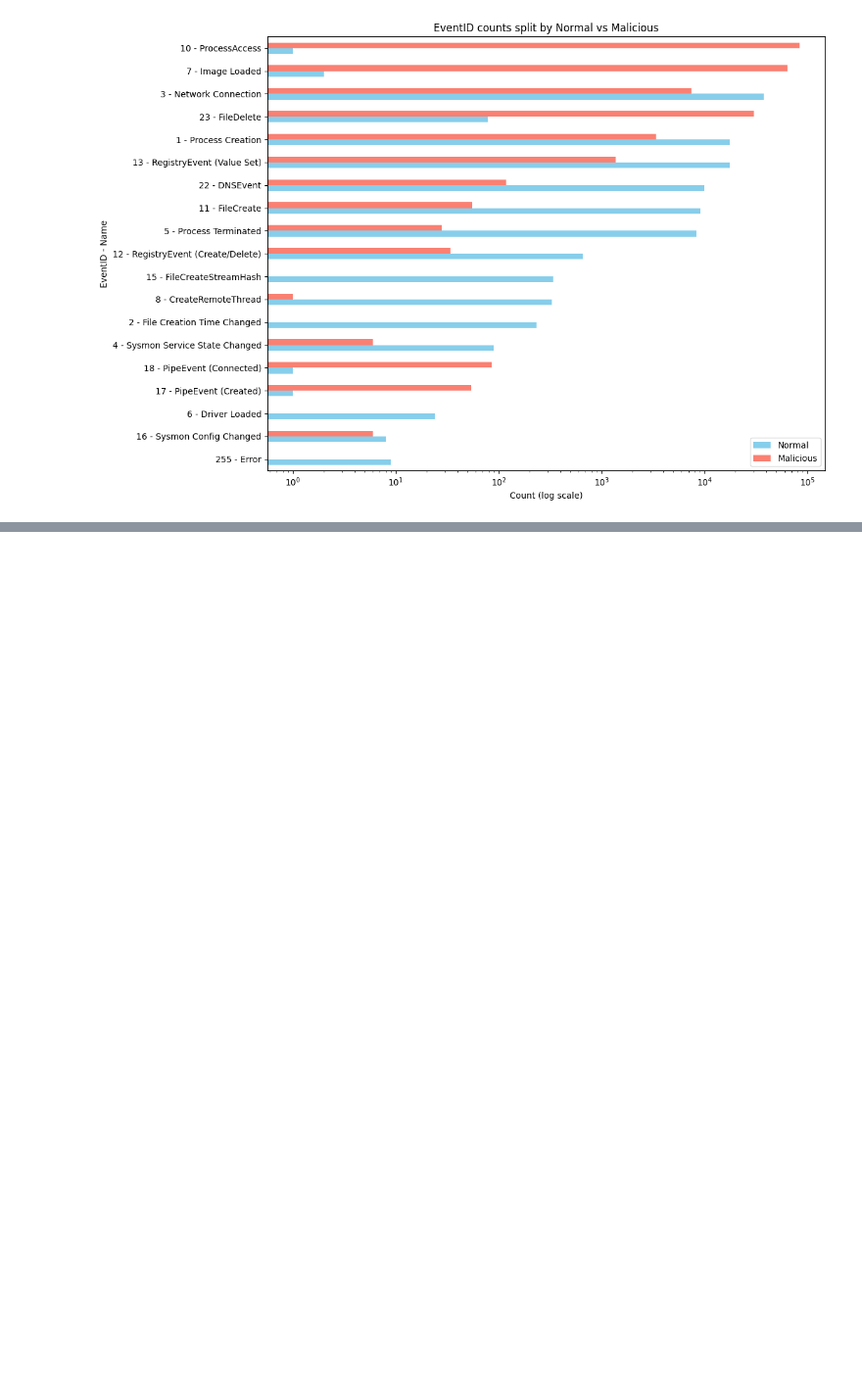
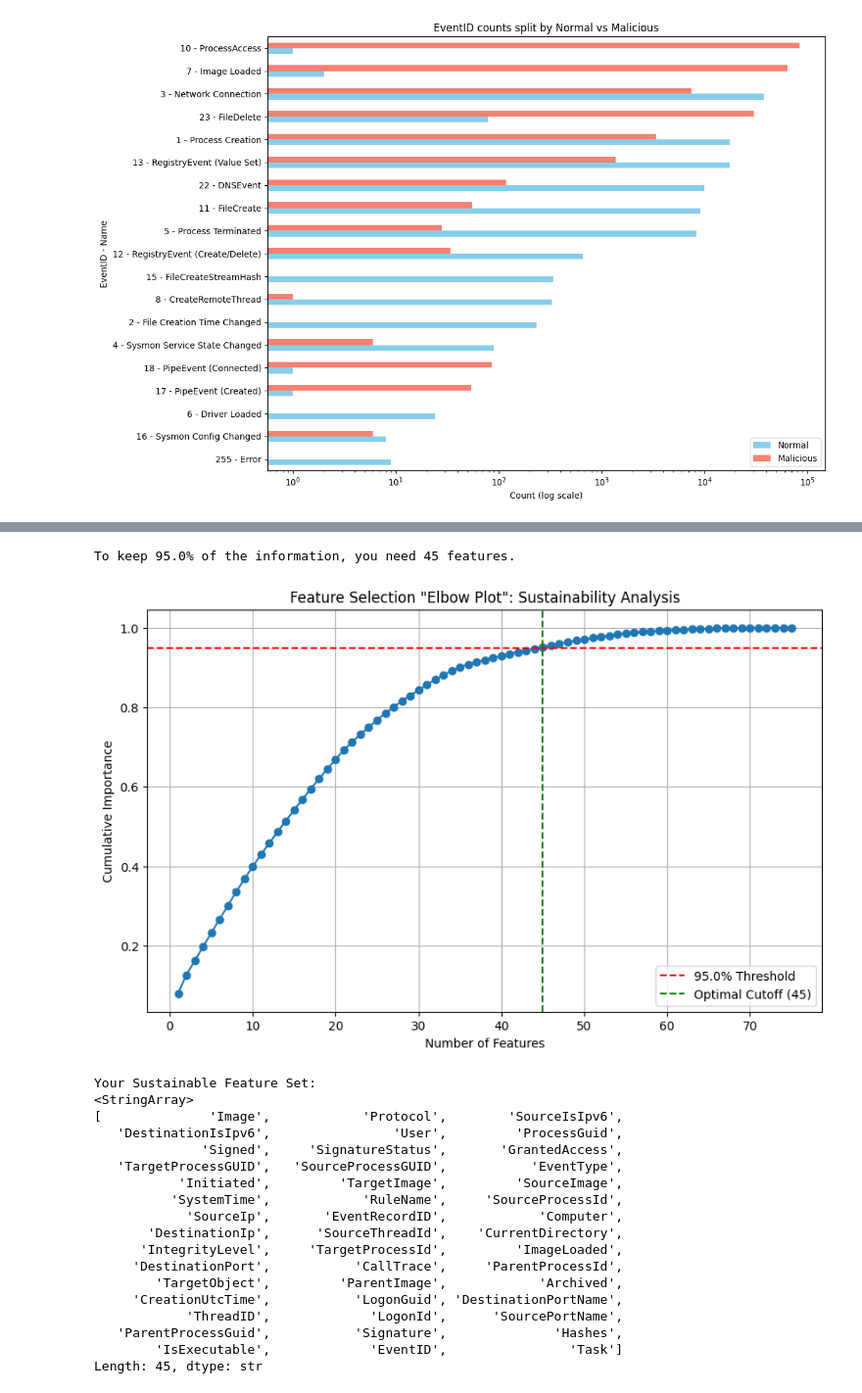
Before and after one commit to Cyrotian/Sustainable-Machine-Learning-for-Lateral-Movement-Detection, a Jupyter notebook: notebooks/exploratory_analysis.ipynb, the cells around one changed output, grey strips where cells are left out. Shown at 98% size. Saved outputs shown, nothing was run; the diff lists cells and outputs as text; code cells hidden in the pictures; blank space fills up the shorter version.

Commit message:
feature selection

```diff
--- a/notebooks/exploratory_analysis.ipynb
+++ b/notebooks/exploratory_analysis.ipynb
@@ -121,0 +127,8 @@ plt.show()
+# %%
+# Identify columns with >99.9% single value , which are unlikely to be useful for modeling
+not_useful_cols = []
+for col in lmd2022_df.columns:
+    top_freq = lmd2022_df[col].value_counts(normalize=True).iloc[0]
+    if top_freq > 0.999:
+        not_useful_cols.append(col)
+        print(f"  {col}: {top_freq:.4%} single value")
@@ -121,0 +175,3 @@ plt.show()
+# %%
+lmd2022_df = lmd2022_df.drop(columns=not_useful_cols)
+len(lmd2022_df.columns)
@@ -121,0 +180,5 @@ plt.show()
+# %%
+X = lmd2022_df.drop(columns=['isMalicious'])
+y = lmd2022_df['isMalicious']
+
+X.dtypes
@@ -121,0 +260,57 @@ plt.show()
+# %%
+import matplotlib.pyplot as plt
+import numpy as np
+
+# 1. Get your scores from the previous step
+feature_importance_df = final_results.sort_values(by='Score', ascending=False)
+
+# 2. Normalize scores so they add up to 1.0 (100%)
+total_score = feature_importance_df['Score'].sum()
+feature_importance_df['Normalized_Score'] = feature_importance_df['Score'] / total_score
+
+# 3. Calculate Cumulative Sum
+feature_importance_df['Cumulative_Score'] = feature_importance_df['Normalized_Score'].cumsum()
+
+# 4. Find the cut-off (e.g., 95% of information)
+cutoff_threshold = 0.95
+optimal_features = feature_importance_df[feature_importance_df['Cumulative_Score'] <= cutoff_threshold]
+num_features_to_keep = len(optimal_features) + 1 # Add 1 because the cutoff usually drops the one that crosses the line
+
+print(f"To keep {cutoff_threshold*100}% of the information, you need {num_features_to_keep} features.")
+
+# 5. Plot it
+plt.figure(figsize=(10, 6))
+plt.plot(range(1, len(feature_importance_df) + 1), feature_importance_df['Cumulative_Score'], marker='o')
+plt.axhline(y=cutoff_threshold, color='r', linestyle='--', label=f'{cutoff_threshold*100}% Threshold')
+plt.axvline(x=num_features_to_keep, color='g', linestyle='--', label=f'Optimal Cutoff ({num_features_to_keep})')
+plt.title('Feature Selection "Elbow Plot": Sustainability Analysis')
+plt.xlabel('Number of Features')
+plt.ylabel('Cumulative Importance')
+plt.legend()
+plt.grid(True)
+plt.show()
+
+# Print the winners
+print("Your Sustainable Feature Set:")
+print(feature_importance_df['Feature'].head(num_features_to_keep).values)
+# %% [output]
+To keep 95.0% of the information, you need 45 features.
+[figure, added]
+Your Sustainable Feature Set:
+<StringArray>
+[              'Image',            'Protocol',        'SourceIsIpv6',
+   'DestinationIsIpv6',                'User',         'ProcessGuid',
+              'Signed',     'SignatureStatus',       'GrantedAccess',
+   'TargetProcessGUID',   'SourceProcessGUID',           'EventType',
+           'Initiated',         'TargetImage',         'SourceImage',
+          'SystemTime',            'RuleName',     'SourceProcessId',
+            'SourceIp',       'EventRecordID',            'Computer',
+       'DestinationIp',      'SourceThreadId',    'CurrentDirectory',
+      'IntegrityLevel',     'TargetProcessId',         'ImageLoaded',
+     'DestinationPort',           'CallTrace',     'ParentProcessId',
+        'TargetObject',         'ParentImage',            'Archived',
+     'CreationUtcTime',           'LogonGuid', 'DestinationPortName',
+            'ThreadID',             'LogonId',      'SourcePortName',
+   'ParentProcessGuid',           'Signature',              'Hashes',
+        'IsExecutable',             'EventID',                'Task']
+Length: 45, dtype: str
```
Also changed, not shown: parts of 23 cells of this notebook.
